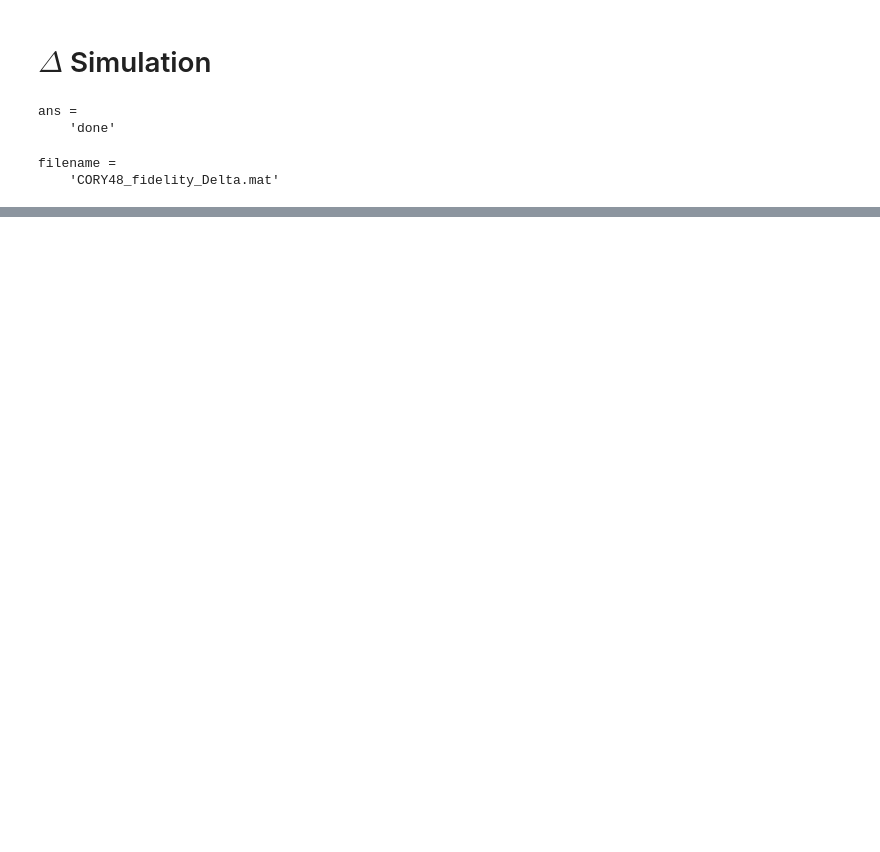
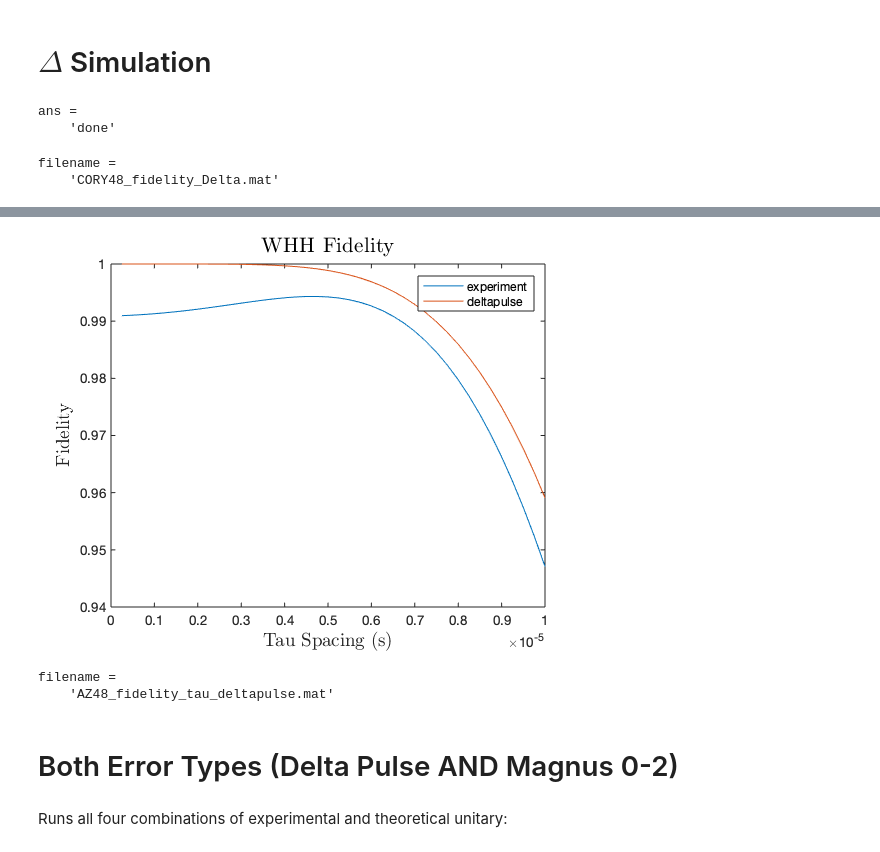
Before and after one commit to wynter-alford/spin-tools, a Jupyter notebook: One Parameter SpinSim.ipynb, the cells around one changed output, grey strips where cells are left out. Saved outputs shown, nothing was run; the diff lists cells and outputs as text; code cells hidden in the pictures; blank space fills up the shorter version.

```diff
--- a/One Parameter SpinSim.ipynb
+++ b/One Parameter SpinSim.ipynb
@@ -806,0 +831,25 @@ filename =
+# %%
+testSequence = 'WHH';
+% Valid choices are: 'WHH', 'MREV8', 'CORY48', 'CORY24',
+% 'YXX48', 'YXX24', 'YXX24S' (symmetrized YXX-24), 'AZ48'
+# %%
+global Pulses dim
+%% Initialize Test Variables
+
+% Potential Test Vars
+N = 4;
+dim = 2^N ;
+Ncyc = 1;
+
+tau = 3e-6;
+pulse = 1.5e-6;
+Delta = 0;
+coupling = 5000;
+
+testVarCount = 40;
+
+maxCoupling = 50000;
+%maxCoupling = 5000;
+
+maxTau = 10e-6;
+maxDelta = 1000;
@@ -806,0 +1054,24 @@ filename =
+# %%
+plot(taus(:,1),results(:,1))
+hold on
+plot(taus(:,1),results_h2(:,1))
+
+h=title(strcat(testSequence,' Fidelity'));
+set(h,'interpreter','latex','fontsize', 16);
+h = xlabel('Tau Spacing (s)');
+set(h,'interpreter','latex','fontsize',14);
+h = ylabel('Fidelity');
+set(h,'interpreter','latex','fontsize',14);
+legend('experiment','deltapulse')
+# %% [output]
+[figure, added]
+# %%
+filename = strcat(testSequence,'_fidelity_tau_deltapulse.mat')
+save(filename,'taus','results','results_h2','Delta','coupling')
+# %% [output]
+filename =
+    'AZ48_fidelity_tau_deltapulse.mat'
+# %% [markdown]
+# Both Error Types (Delta Pulse AND Magnus 0-2)
+# %% [markdown]
+Runs all four combinations of experimental and theoretical unitary:
```
Also changed, not shown: parts of 26 cells of this notebook.
